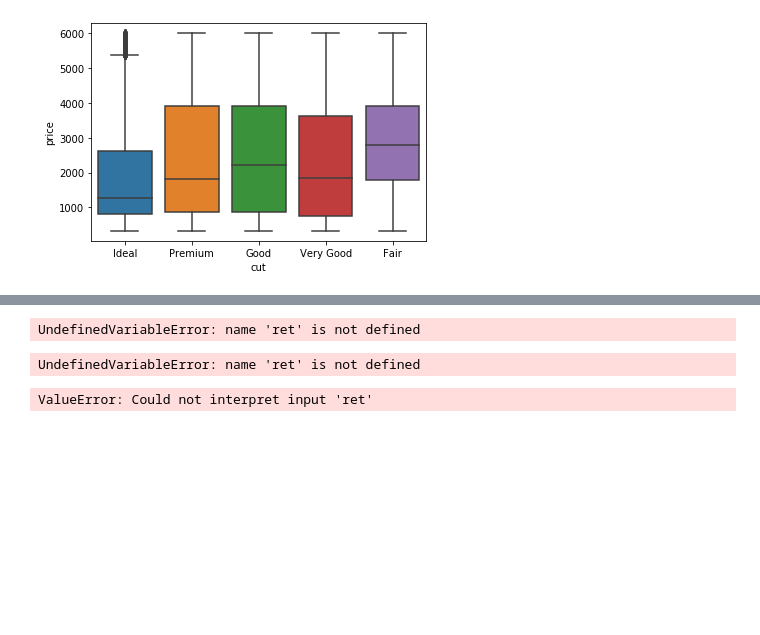
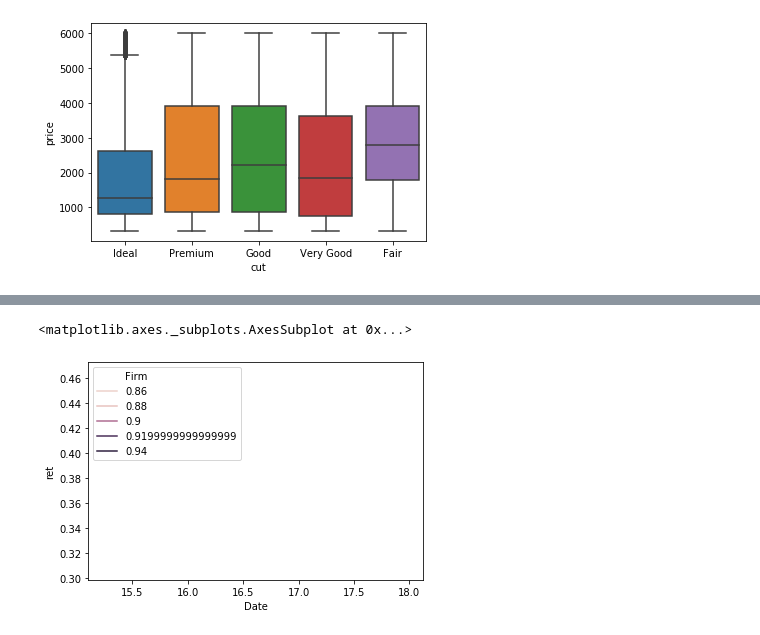
Before and after one commit to trishakalia/FIN377-participation, a Jupyter notebook: L7 Livecoding .ipynb, the cells around one changed output, grey strips where cells are left out. Cells and saved outputs as stored; diff of their text form; code cells hidden in the pictures; blank space fills up the shorter version.

```diff
--- a/L7 Livecoding .ipynb
+++ b/L7 Livecoding .ipynb
@@ -179,0 +180,3 @@ stock_prices
+# %%
+stock_prices['ret'] = stock_prices.groupby('Firm')['Adj Close'].pct_change()
+print(stock_prices.head())
@@ -180,16 +222,13 @@ stock_prices
 # %%
 ## q3 fig 1
 sns.distplot(stock_prices.query('abs(ret)<.1')     ['ret'].dropna()) # dropna drops the null values
-# %% [output]
-UndefinedVariableError: name 'ret' is not defined
 # %%
 ## q3 fig 2
 sns.boxplot(x='ret', data=stock_prices.query('abs(ret)<.1'))
-# %% [output]
-UndefinedVariableError: name 'ret' is not defined
 # %%
-#q3 fig 3
+## q3 fig 3
 
-sns.lineplot(data=stock_prices, x='Date', y='ret', hue='Firm')
+sns.lineplot(data=stock_prices.query('ret>=0.3'), x='Date', y='ret', hue='Firm')
 # %% [output]
-ValueError: Could not interpret input 'ret'
+<matplotlib.axes._subplots.AxesSubplot at 0x...>
+[figure, added]
```
Also changed, not shown: parts of 5 cells of this notebook, 1 other file.
